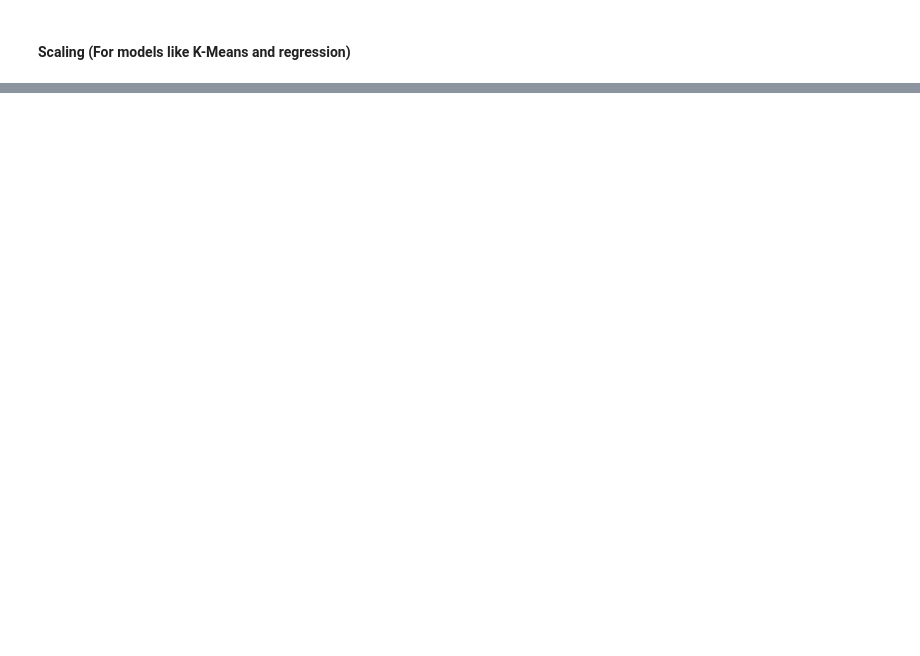
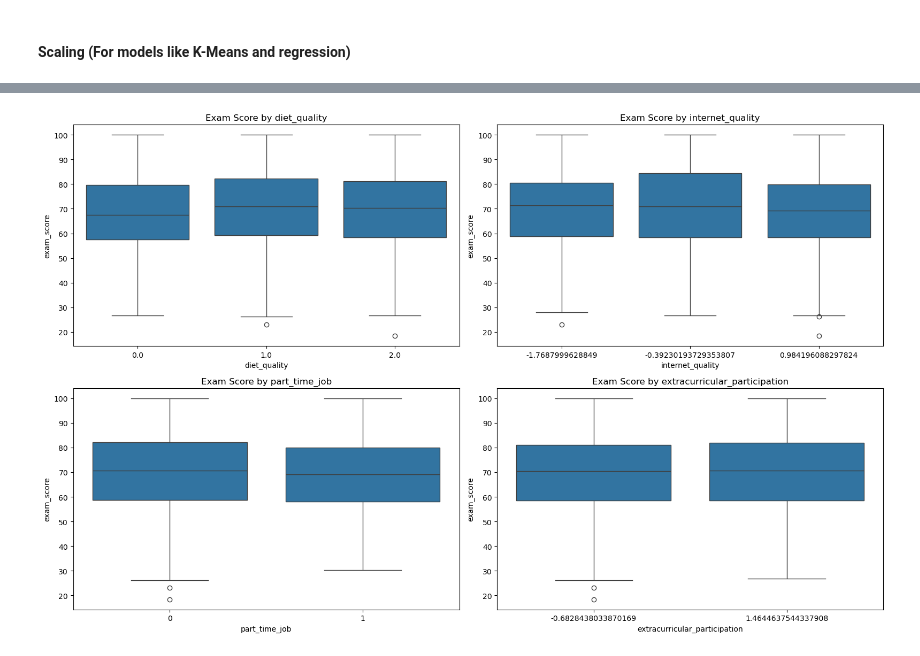
Before and after one commit to JuanTuatis/emtech-programming-assignment, a Jupyter notebook: EmTech-Capstone-Project/Capstone-Project.ipynb, the cells around one changed output, grey strips where cells are left out. Saved outputs shown, nothing was run; the diff lists cells and outputs as text; code cells hidden in the pictures; blank space fills up the shorter version.

```diff
--- a/EmTech-Capstone-Project/Capstone-Project.ipynb
+++ b/EmTech-Capstone-Project/Capstone-Project.ipynb
@@ -146,0 +192,12 @@ data_df
+# %%
+cat_cols = ['diet_quality', 'internet_quality', 'part_time_job', 'extracurricular_participation']
+
+plt.figure(figsize=(16, 10))
+for i, col in enumerate(cat_cols, 1):
+    plt.subplot(2, 2, i)
+    sns.boxplot(x=col, y='exam_score', data=data_df)  # Not df[[col]], just col name
+    plt.title(f'Exam Score by {col}')
+plt.tight_layout()
+plt.show()
+# %% [output]
+[figure, added]
```
Also changed, not shown: parts of 7 cells of this notebook.
